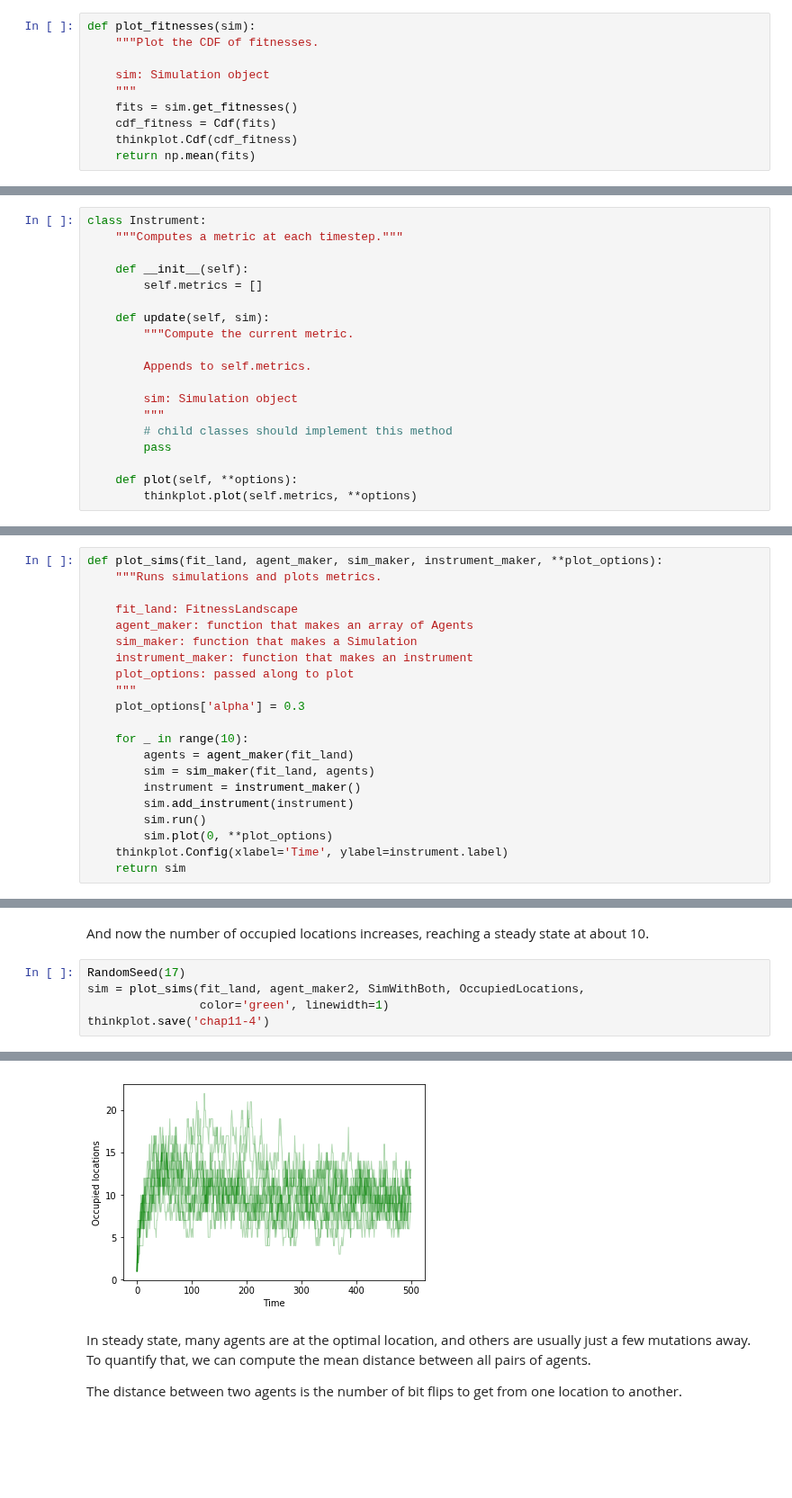
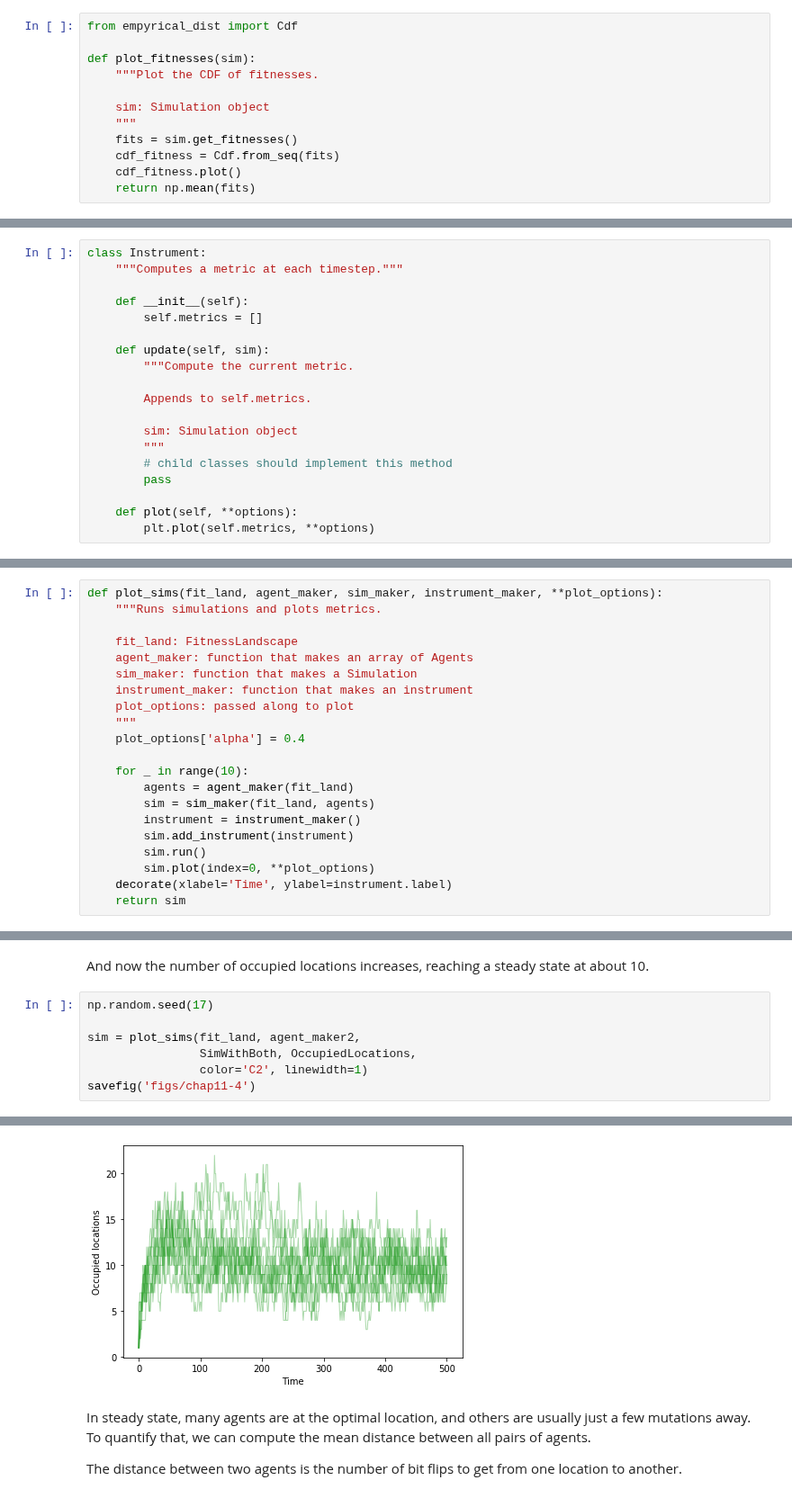
Before and after one commit to AllenDowney/ThinkComplexity2, a Jupyter notebook: soln/chap11soln.ipynb, the cells around one changed output, grey strips where cells are left out. Shown at 90% size. Drawn from its saved outputs; the diff is of its cells as text; blank space fills up the shorter version.

```diff
--- a/soln/chap11soln.ipynb
+++ b/soln/chap11soln.ipynb
@@ -301,14 +303,16 @@ sim = Simulation(fit_land, agents)
 # %% [markdown]
 `plot_fitnesses` plots the CDF of fitness across the population.
 # %%
+from empyrical_dist import Cdf
+
 def plot_fitnesses(sim):
     """Plot the CDF of fitnesses.
 
     sim: Simulation object
     """
     fits = sim.get_fitnesses()
-    cdf_fitness = Cdf(fits)
-    thinkplot.Cdf(cdf_fitness)
+    cdf_fitness = Cdf.from_seq(fits)
+    cdf_fitness.plot()
     return np.mean(fits)
 # %% [markdown]
 Initially the distribution is approximately Gaussian, because it's the sum of 8 independent uniformly distributed variates.  See the Central Limit Theorem.
@@ -355,7 +359,7 @@ class Instrument:
         pass
 
     def plot(self, **options):
-        thinkplot.plot(self.metrics, **options)
+        plt.plot(self.metrics, **options)
 # %% [markdown]
 The `MeanFitness` instrument computes the mean fitness after each time step.
 # %%
@@ -395,7 +400,7 @@ def plot_sims(fit_land, agent_maker, sim_maker, instrument_maker, **plot_options
     instrument_maker: function that makes an instrument
     plot_options: passed along to plot
     """
-    plot_options['alpha'] = 0.3
+    plot_options['alpha'] = 0.4
 
     for _ in range(10):
         agents = agent_maker(fit_land)
@@ -403,8 +408,8 @@ def plot_sims(fit_land, agent_maker, sim_maker, instrument_maker, **plot_options
         instrument = instrument_maker()
         sim.add_instrument(instrument)
         sim.run()
-        sim.plot(0, **plot_options)
-    thinkplot.Config(xlabel='Time', ylabel=instrument.label)
+        sim.plot(index=0, **plot_options)
+    decorate(xlabel='Time', ylabel=instrument.label)
     return sim
 # %% [markdown]
 `agent_maker1` puts one agent at each location.
@@ -624,8 +629,10 @@ Writing chap11-3.png
 # %% [markdown]
 And now the number of occupied locations increases, reaching a steady state at about 10.
 # %%
-RandomSeed(17)
-sim = plot_sims(fit_land, agent_maker2, SimWithBoth, OccupiedLocations,
-                color='green', linewidth=1)
-thinkplot.save('chap11-4')
+np.random.seed(17)
+
+sim = plot_sims(fit_land, agent_maker2,
+                SimWithBoth, OccupiedLocations,
+                color='C2', linewidth=1)
+savefig('figs/chap11-4')
 # %% [output]
@@ -634,4 +640,4 @@ Writing chap11-4.png
-[figure, old version]
+[figure, new version]
 # %% [markdown]
 In steady state, many agents are at the optimal location, and others are usually just a few mutations away.  To quantify that, we can compute the mean distance between all pairs of agents.
 
```
Also changed, not shown: parts of 31 cells of this notebook, 8 other files.
